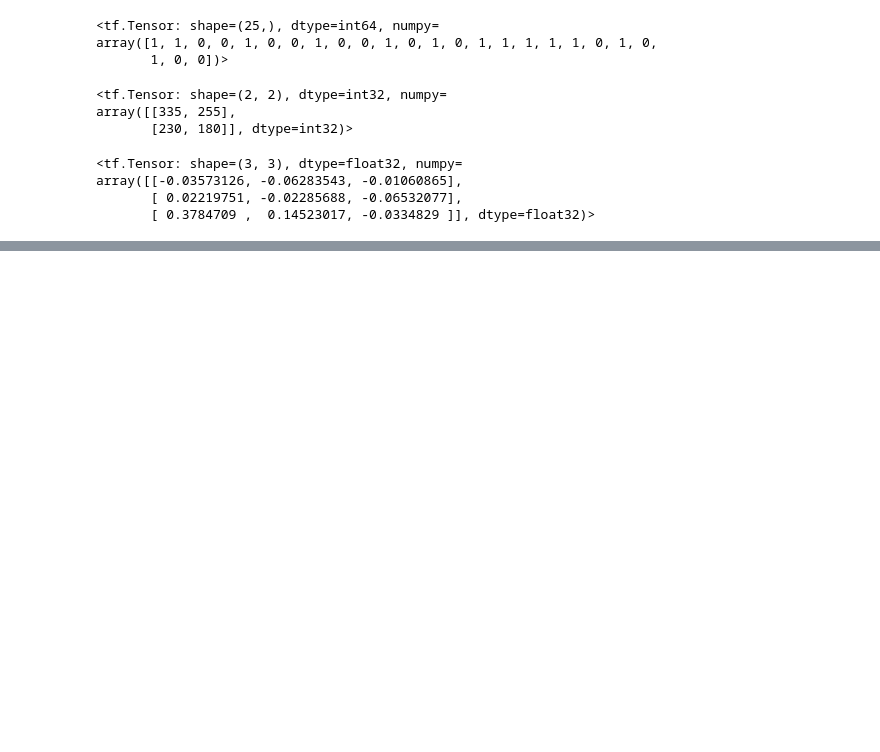
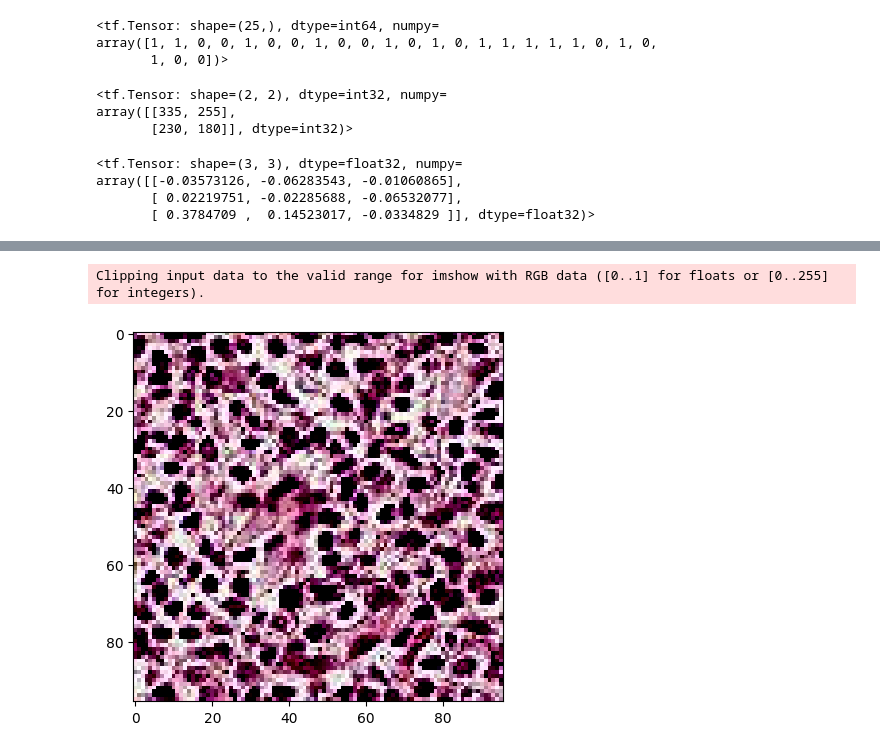
Before and after one commit to GuillaumeRib/project-cancer-detection, a Jupyter notebook: notebooks/GuiRib_Model_Transfer MobileNetV2.ipynb, the cells around one changed output, grey strips where cells are left out. Saved outputs shown, nothing was run; the diff lists cells and outputs as text; code cells hidden in the pictures; blank space fills up the shorter version.

```diff
--- a/notebooks/GuiRib_Model_Transfer MobileNetV2.ipynb
+++ b/notebooks/GuiRib_Model_Transfer MobileNetV2.ipynb
@@ -346,4 +330,4 @@ def plot_convolution(img, kernel, activation=False):
 
     plt.show()
 # %%
-img_0 = '../raw_data/SAMPLES/TRAIN_5K/0e73ed69e01463d9825ac3a70ac9ba04a3284050.tif'
+img_0 = '../../raw_data_original/SAMPLES/TRAIN_5K/0/0a9b8d6a7cd78c8fc3723eca9e390032c1f26ef1.tif'
@@ -351,0 +336,15 @@ kernel = kernel_test
+# %%
+img = Image.open(img_0)
+img_nb = img.convert('LA')
+# %%
+import numpy as np
+img_np = np.array(img)
+
+from keras.applications.mobilenet_v2 import preprocess_input
+img_preproc = preprocess_input(img_np)
+from matplotlib import pyplot as plt
+plt.imshow(img_preproc, interpolation='nearest',)
+plt.show()
+# %% [output]
+Clipping input data to the valid range for imshow with RGB data ([0..1] for floats or [0..255] for integers).
+[figure, added]
```
Also changed, not shown: parts of 16 cells of this notebook, 5 other files.
